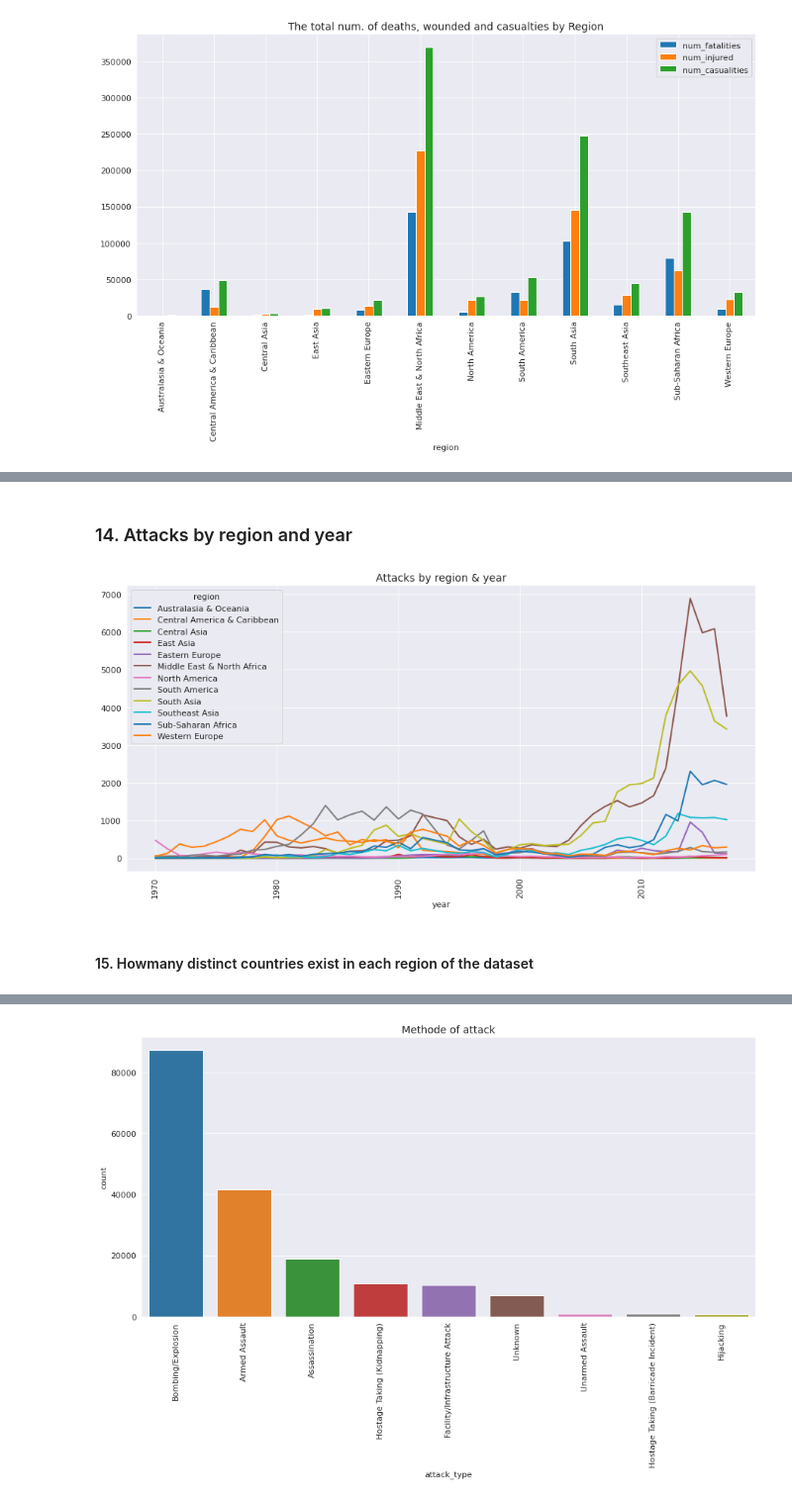
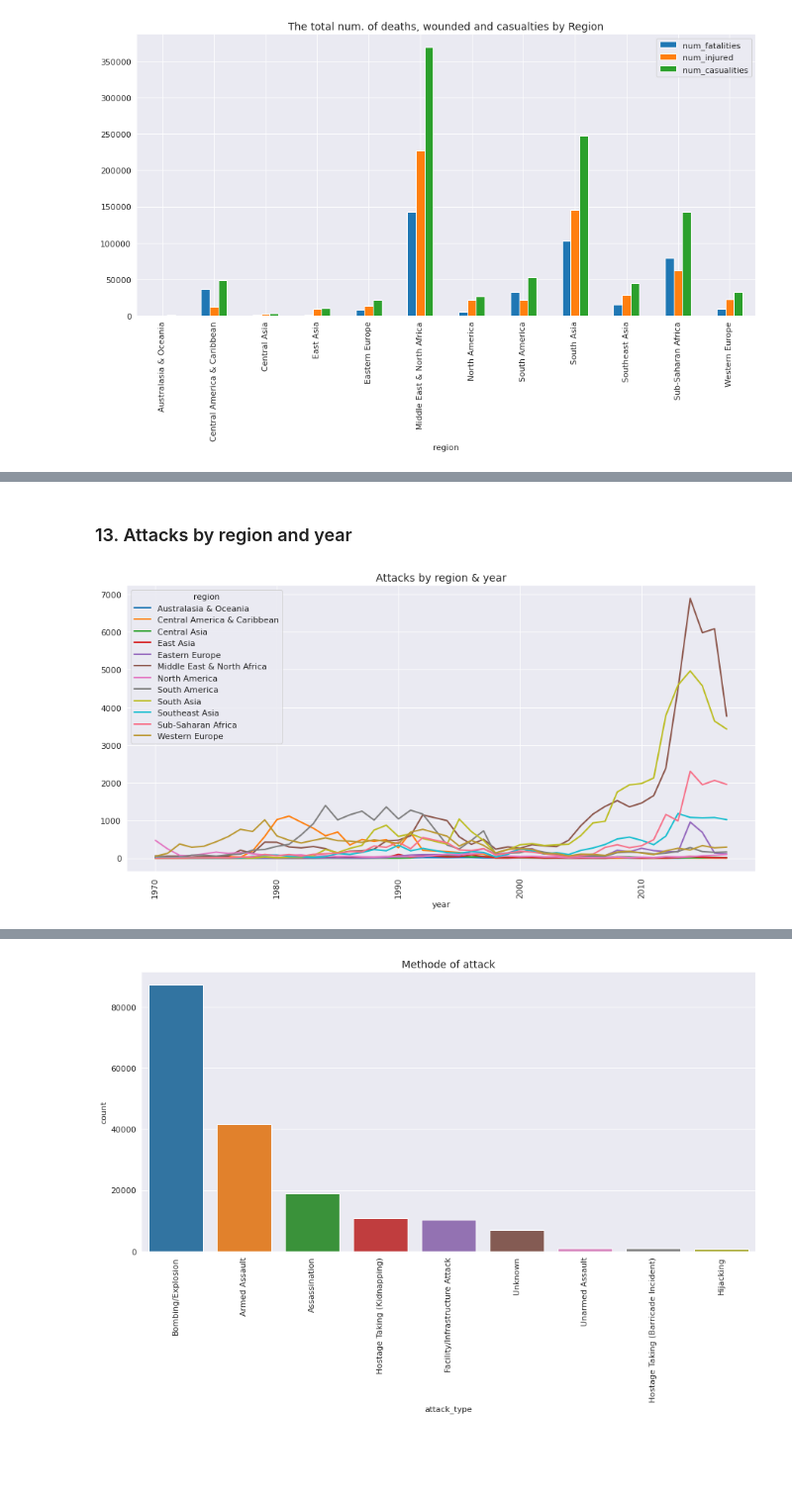
Before and after one commit to JozJozmin/GTD-, a Jupyter notebook: global-terrorism-analysis-capstone-project-ipynb.ipynb, the cells around one changed output, grey strips where cells are left out. Shown at 99% size. Saved outputs shown, nothing was run; the diff lists cells and outputs as text; code cells hidden in the pictures; blank space fills up the shorter version.

```diff
--- a/global-terrorism-analysis-capstone-project-ipynb.ipynb
+++ b/global-terrorism-analysis-capstone-project-ipynb.ipynb
@@ -668,0 +632,2 @@ Text(0.5, 1.0, 'Types of property damage during attacks')
+# %%
+GTA_df_new = GTA_df_new.dropna()
@@ -668,0 +658,2 @@ Text(0.5, 1.0, 'Types of property damage during attacks')
+# %%
+GTA_df_new = GTA_df_new.astype({'num_fatalities':'int64','num_injured':'int64'})
@@ -668,0 +664,2 @@ Text(0.5, 1.0, 'Types of property damage during attacks')
+# %%
+GTA_df_new['num_casualities'] = GTA_df_new['num_fatalities']+ GTA_df_new['num_injured']
@@ -831,0 +740,5 @@ data_by_region
+# %%
+# Updating the property damages in the above foundout columns
+GTA_df_new['property'] = np.where(((GTA_df_new.property == 0)&
+                              (GTA_df_new.num_casualities == 0) &
+                              (GTA_df_new.success == 1)),1,GTA_df_new.property)
@@ -838,12 +1059,15 @@ plt.show()
 # %% [markdown]
-### 14. Attacks by region and year
+### 13. Attacks by region and year
 # %%
-pd.crosstab(data_new.year, data_new.region).plot(kind='line',
-                                                 stacked=False,figsize=(15,7),
-                                                 linewidth=2,rot = 90)
+colors = sns.color_palette()[0:10]+ sns.color_palette('husl')[0:2]
+pd.crosstab(GTA_df_new.year, GTA_df_new.region).plot(
+                                                     kind='line',
+                                                     stacked=False,
+                                                     figsize=(15,7),
+                                                     color = colors,
+                                                     linewidth=2,
+                                                     rot = 90)
 plt.title('Attacks by region & year',size = 14)
 plt.show()
 # %% [output]
-[figure, old version]
+[figure, new version]
-# %% [markdown]
-#### 15. Howmany distinct countries exist in each region of the dataset
```
Also changed, not shown: parts of 188 cells of this notebook.
